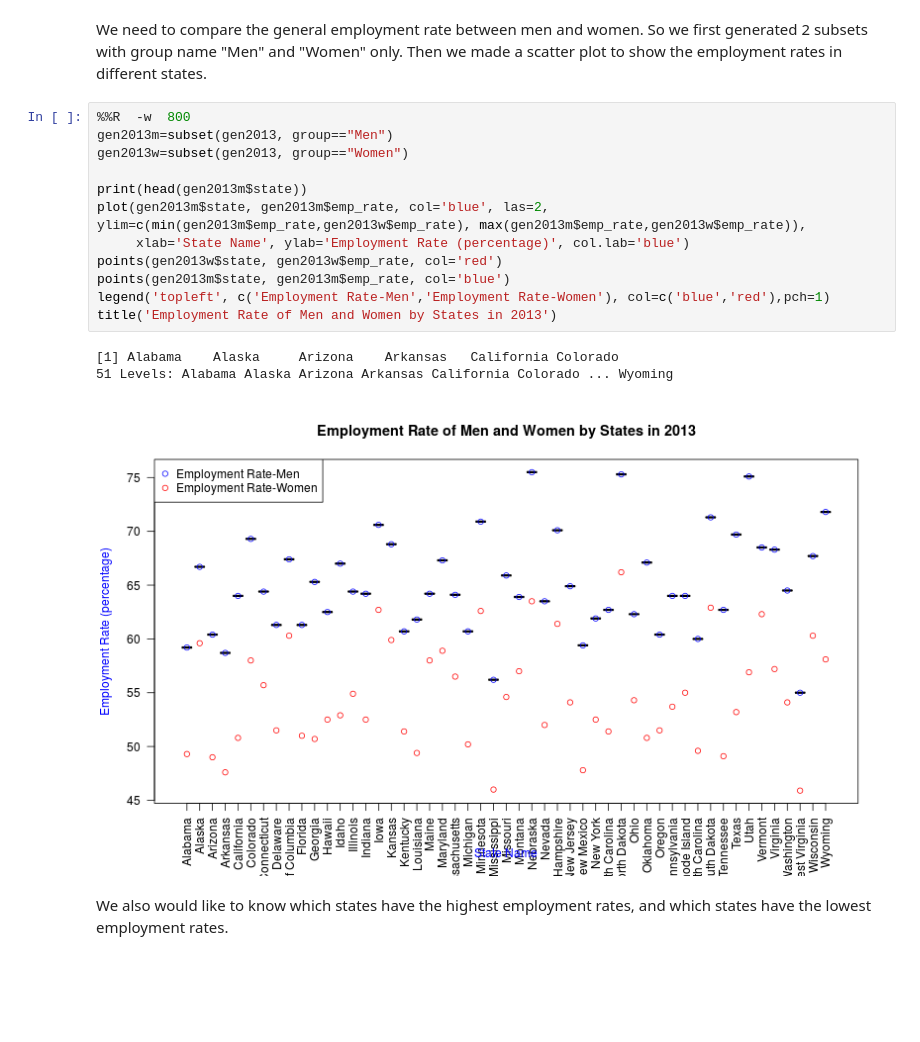
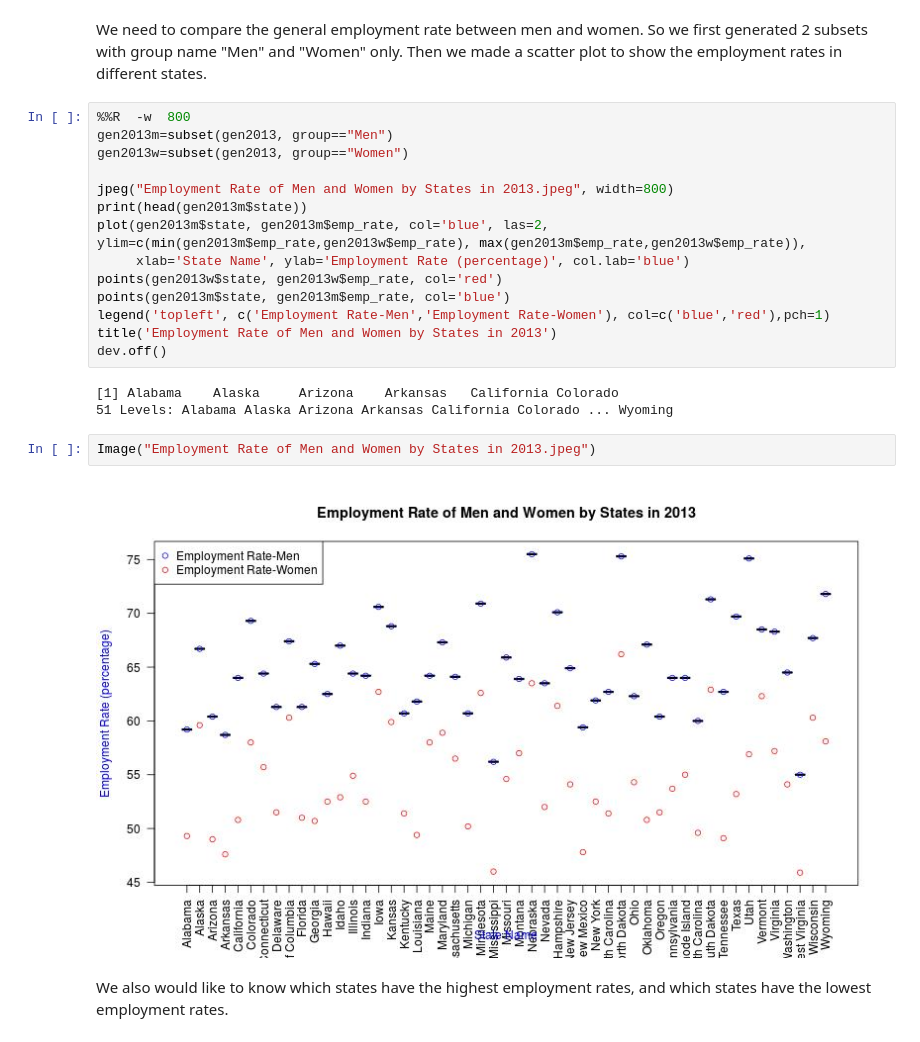
Before and after one commit to yuhanw/Team_Four.0, a Jupyter notebook: notebooks/NB3_data_analysis.ipynb, the cells around one changed output. Drawn from its saved outputs; the diff is of its cells as text; blank space fills up the shorter version.

```diff
--- a/notebooks/NB3_data_analysis.ipynb
+++ b/notebooks/NB3_data_analysis.ipynb
@@ -64,6 +74,7 @@ We need to compare the general employment rate between men and women. So we firs
 gen2013m=subset(gen2013, group=="Men")
 gen2013w=subset(gen2013, group=="Women")
 
+jpeg("Employment Rate of Men and Women by States in 2013.jpeg", width=800)
 print(head(gen2013m$state))
 plot(gen2013m$state, gen2013m$emp_rate, col='blue', las=2, ylim=c(min(gen2013m$emp_rate,gen2013w$emp_rate), max(gen2013m$emp_rate,gen2013w$emp_rate)),
      xlab='State Name', ylab='Employment Rate (percentage)', col.lab='blue')
@@ -71,10 +82,14 @@ points(gen2013w$state, gen2013w$emp_rate, col='red')
 points(gen2013m$state, gen2013m$emp_rate, col='blue')
 legend('topleft', c('Employment Rate-Men','Employment Rate-Women'), col=c('blue','red'),pch=1)
 title('Employment Rate of Men and Women by States in 2013')
+dev.off()
 # %% [output]
 [1] Alabama    Alaska     Arizona    Arkansas   California Colorado
 51 Levels: Alabama Alaska Arizona Arkansas California Colorado ... Wyoming
-[figure, removed]
+# %%
+Image("Employment Rate of Men and Women by States in 2013.jpeg")
+# %% [output]
+[figure, added]
 # %% [markdown]
 We also would like to know which states have the highest employment rates, and which states have the lowest employment rates.
 # %%
```
Also changed, not shown: parts of 15 cells of this notebook.
